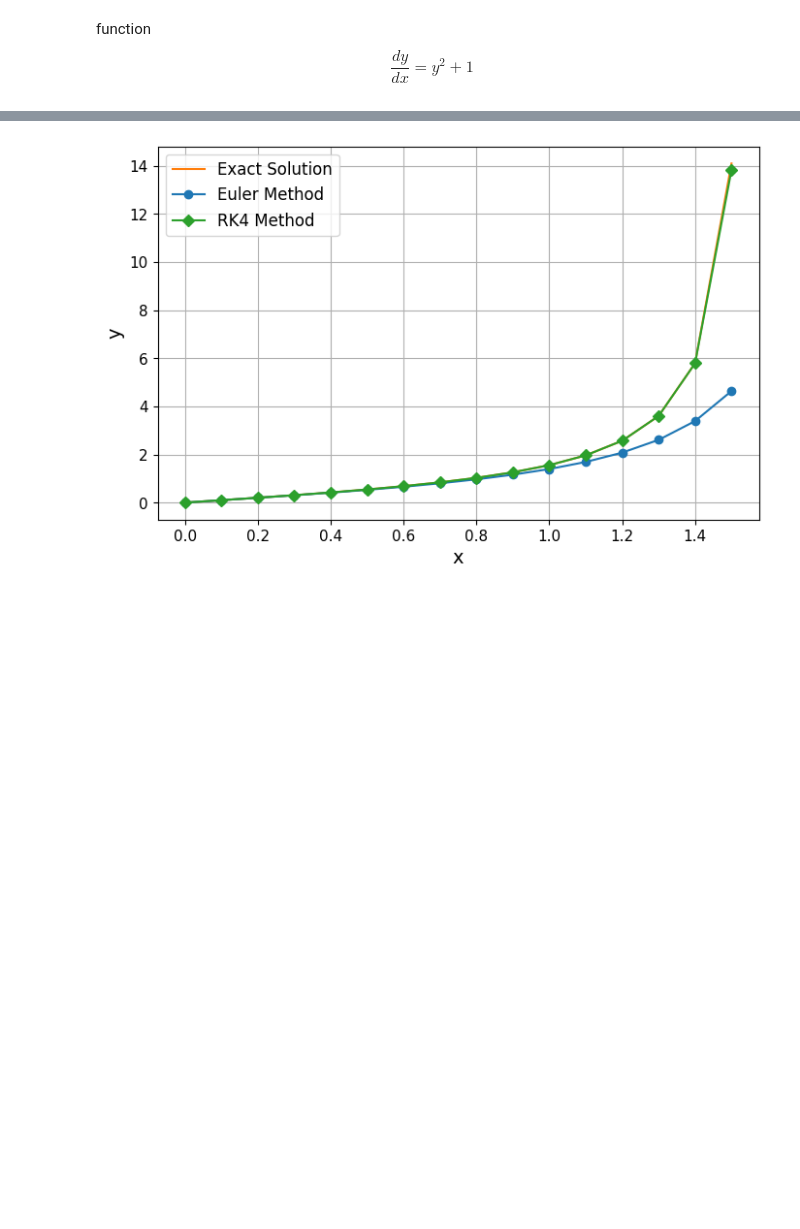
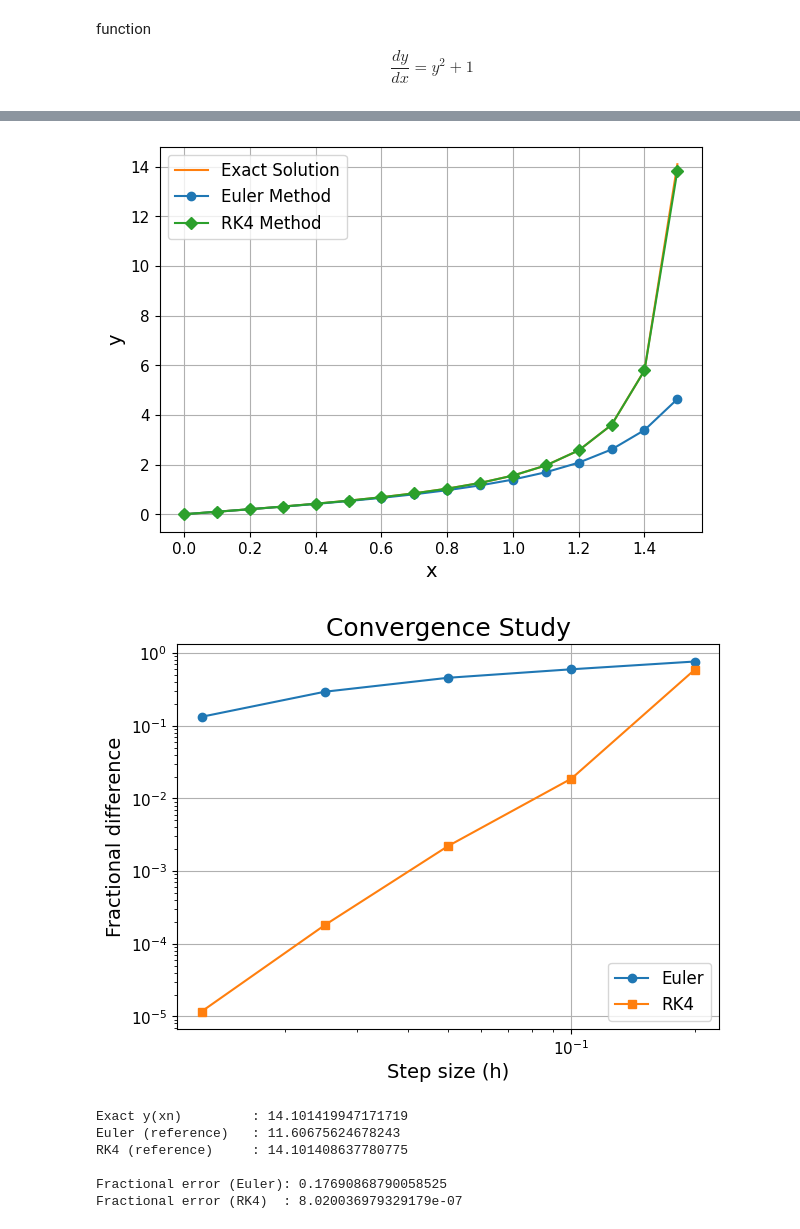
Before and after one commit to galih123star/computational2026, a Jupyter notebook: HW03/HW03_CPA.ipynb, the cells around one changed output, grey strips where cells are left out. Cells and saved outputs as stored; diff of their text form; code cells hidden in the pictures; blank space fills up the shorter version.

```diff
--- a/HW03/HW03_CPA.ipynb
+++ b/HW03/HW03_CPA.ipynb
@@ -149,6 +151,6 @@ x15: 1.50, y15: 13.837, error15: 0.265
 # %%
 # Comparsion
-plt.figure(figsize=(8,5))
+plt.figure(figsize=(7,5))
 plt.plot(x1_RK4, func_exact(x1_RK4), color='tab:orange', label="Exact Solution")
 plt.plot(x1_euler, y1_euler, 'o-', color='tab:blue', label="Euler Method")
 plt.plot(x1_RK4, y1_RK4, 'D-', color='tab:green', label="RK4 Method")
@@ -160,4 +162,4 @@ plt.yticks(size=11)
 plt.grid()
 plt.show()
 # %% [output]
-[figure, old version]
+[figure, new version]
@@ -163,0 +206,40 @@ plt.show()
+# %%
+plt.figure(figsize=(7,5))
+
+plt.title('Convergence Study', fontsize=18)
+plt.loglog(h_plot, error_euler, 'o-', label='Euler')
+plt.loglog(h_plot, error_RK4, 's-', label='RK4')
+
+plt.legend(fontsize=12)
+plt.xlabel('Step size (h)', size=14)
+plt.ylabel('Fractional difference', size=14)
+plt.xticks(size=11)
+plt.yticks(size=11)
+plt.grid(True)
+#plt.grid(True, which="both", ls="-")
+
+plt.show()
+# %% [output]
+[figure, added]
+# %%
+# Comparison of high res to the true value
+yref_euler = euler_sol[h_ref]
+yref_RK4 = RK4_sol[h_ref]
+
+# fractional errors relative to exact solution
+error_exact_euler = abs((yref_euler - func_exact(xn)) / func_exact(xn))
+error_exact_RK4 = abs((yref_RK4 - func_exact(xn)) / func_exact(xn))
+
+print("Exact y(xn)         :", func_exact(xn))
+print("Euler (reference)   :", yref_euler)
+print("RK4 (reference)     :", yref_RK4)
+print()
+print("Fractional error (Euler):", error_exact_euler)
+print("Fractional error (RK4)  :", error_exact_RK4)
+# %% [output]
+Exact y(xn)         : 14.101419947171719
+Euler (reference)   : 11.60675624678243
+RK4 (reference)     : 14.101408637780775
+
+Fractional error (Euler): 0.17690868790058525
+Fractional error (RK4)  : 8.020036979329179e-07
```
Also changed, not shown: parts of 5 cells of this notebook.
